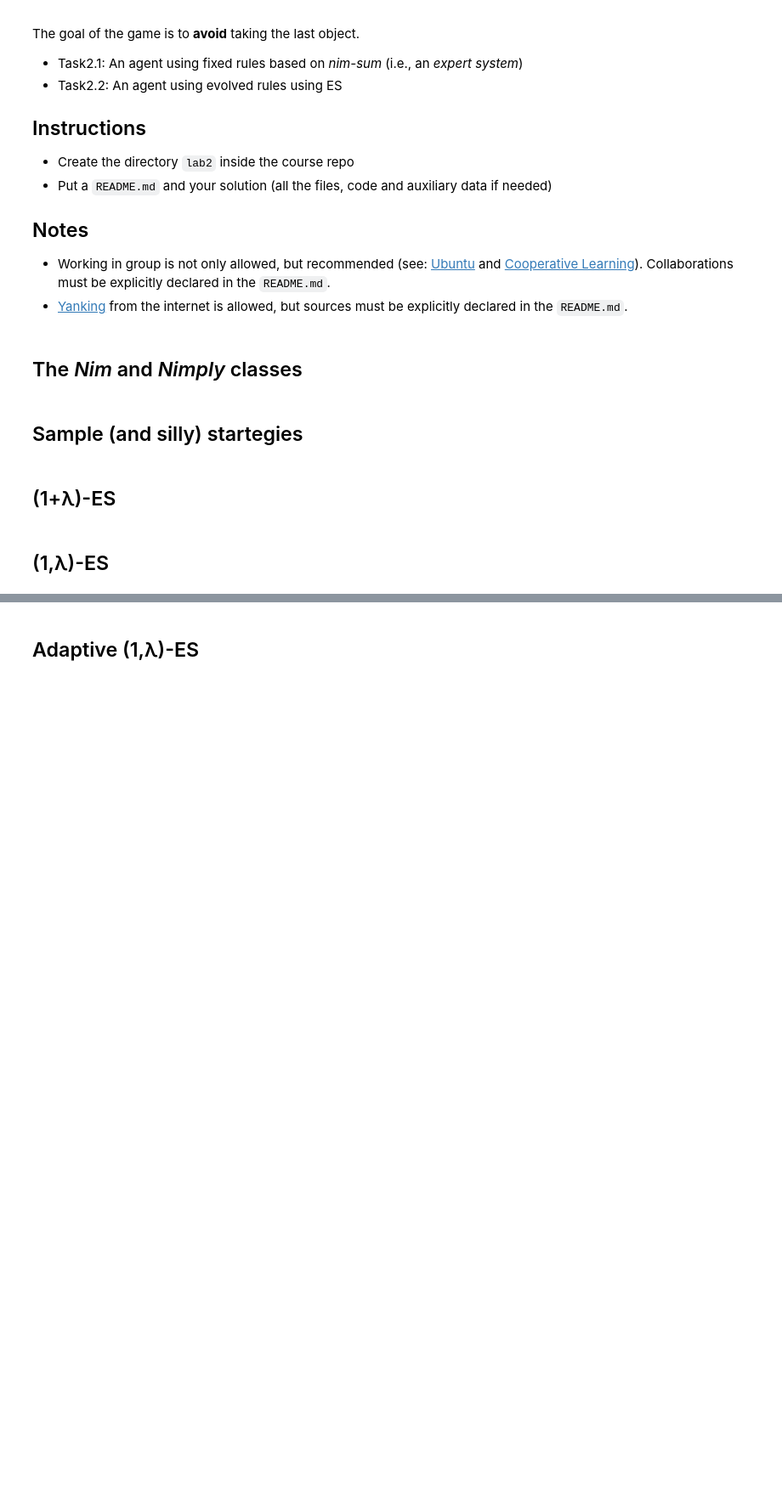
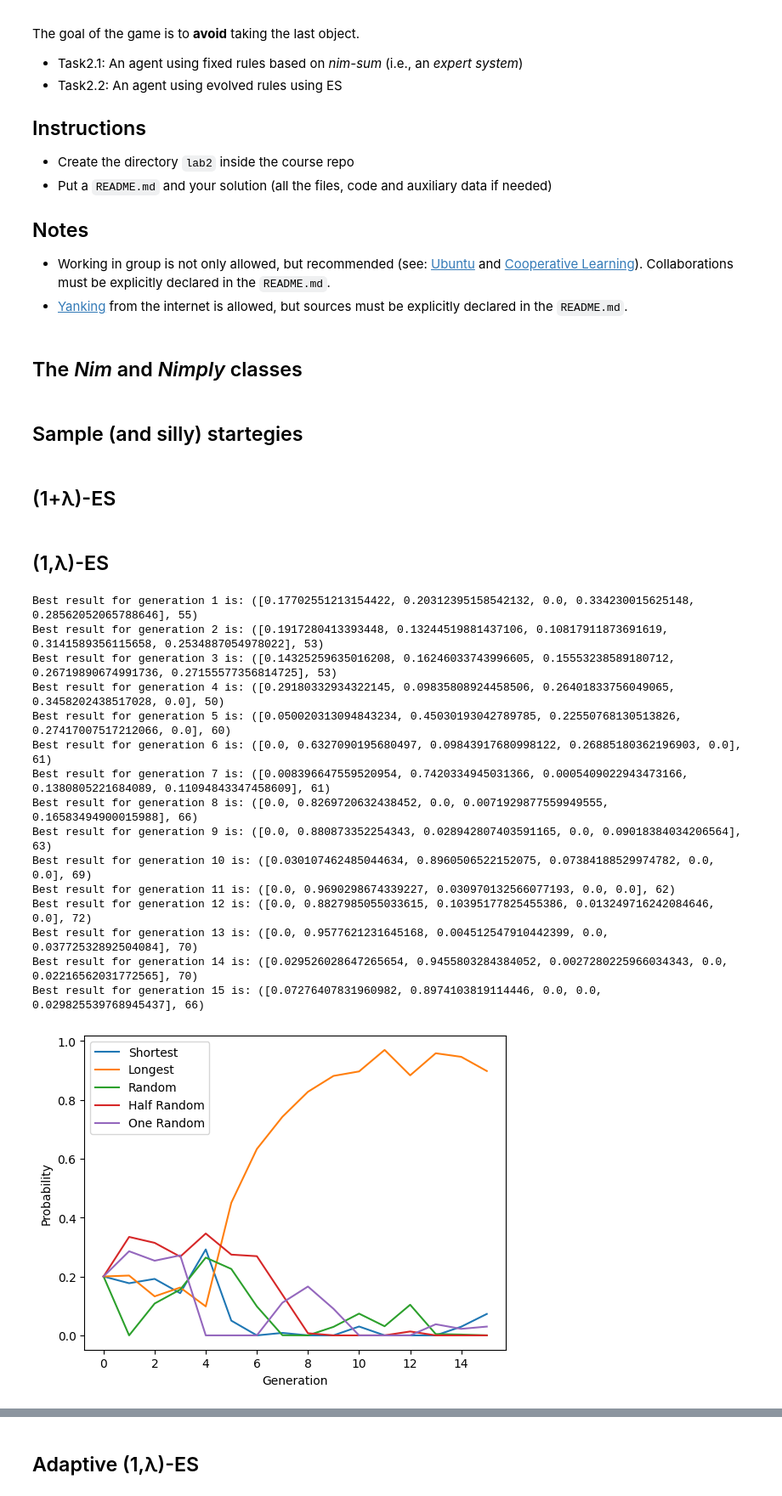
Before and after one commit to Nicocarad/ci23, a Jupyter notebook: Lab2/lab2-nim copy.ipynb, the cells around one changed output, grey strips where cells are left out. Shown: that part at 85% size. Saved outputs shown, nothing was run; the diff lists cells and outputs as text; code cells hidden in the pictures; blank space fills up the shorter version.

```diff
--- a/Lab2/lab2-nim copy.ipynb
+++ b/Lab2/lab2-nim copy.ipynb
@@ -39,7 +39,7 @@ import numpy as np
 # %%
 NUM_ROWS = 5
 K = None
-NUM_MATCHES = 300
+NUM_MATCHES = 150
 λ = 20
 σ = 0.1
 GENERATION_SIZE = 300 // λ
@@ -145,7 +145,7 @@ def state_info(state: Nim) -> dict:
     return info
 # %%
 def evolved_strategy(genome) -> Callable:
-    strategy_dict = {0: "shortest", 1: "longest", 2: "random", 3: "optimal"}
+    strategy_dict = {0: "shortest", 1: "longest", 2: "random", 3: "half_random", 4: "one_random"}
 
     def adaptive(state: Nim) -> Nimply:
         data = state_info(state)
@@ -153,7 +153,6 @@ def evolved_strategy(genome) -> Callable:
         # select a strategy in a random way wheighed by the genome
         selected_strategy = random.choices(range(len(genome)), weights=genome)[0]
         selected_strategy = strategy_dict[selected_strategy]
-
         if selected_strategy == "shortest":
             ply = Nimply(
                 data["shortest_row"],
@@ -167,20 +166,31 @@ def evolved_strategy(genome) -> Callable:
             ply = Nimply(
                 data["random_row"], random.randint(1, state.rows[data["random_row"]])
             )
-        else:
-            ply = optimal(state)
+        elif selected_strategy == "half_random":
+            ply = Nimply(data["random_row"], (state.rows[data["random_row"]] // 2 + 1))
+
+        elif selected_strategy == "one_random":
+            ply = Nimply(data["random_row"], 1)
+        # else:
+        #     ply = optimal(state)
         return ply
 
     return adaptive
 # %%
-def fitness(strategy: Callable) -> int:
+# In the fitness function we play Nim for NUM_MATCHES times where the player is:
+# adaptive: for each move, choose a rule in a random way wheighed by the genome
+# optimal: choose the optimal move
+
+
+# Since "optimal" strategy is our upper bound, we can find the best individual among population by comparing it with an individual that plays always with the optimal solution
+
+def fitness(adaptive: Callable) -> int:
     won = 0
-    opponent = (strategy, optimal)
+    opponent = (adaptive, optimal)
 
     for _ in range(NUM_MATCHES):
         nim = Nim(NUM_ROWS)
         player = 0
-
         while nim:
             ply = opponent[player](nim)
             nim.nimming(ply)  # perform the move
@@ -201,7 +211,8 @@ def generate_offsprings(offspring) -> list:
 
         current_sum = sum(new_offspring)
 
-        if current_sum != 0:
+# Normalize the sum to 1 if it is not already
+        if current_sum != 1:
             scale_factor = 1 / current_sum
             # Apply scale factor to each value
             values = [val * scale_factor for val in new_offspring]
@@ -214,7 +225,7 @@ def generate_offsprings(offspring) -> list:
 # %% [markdown]
 ## (1,λ)-ES
 # %%
-current_solution = (0.25, 0.25, 0.25, 0.25)
+current_solution = (0.20, 0.20, 0.20, 0.20, 0.20)
 
 
 choosen_probability = list()
@@ -230,33 +241,50 @@ for n in range(GENERATION_SIZE):
         (offspring, fitness(evolved_strategy(offspring))) for offspring in offsprings
     ]
 
     evals.sort(key=lambda x: x[1], reverse=True)
     # pprint(evals)
 
     current_solution = evals[0][0]
     choosen_probability.append(current_solution)
     solutions_list.append(evals[0][1])
 
     print(f"Best result for generation {n+1} is:", evals[0])
 
 
-val = np.array([[0.25], [0.25], [0.25], [0.25]])
-curve_names = ["Shortest", "Longest", "Random", "Optimal"]
+val = np.array([[0.20], [0.20], [0.20], [0.20], [0.20]])
+curve_names = ["Shortest", "Longest", "Random", "Half Random", "One Random"]
 choosen_probability = np.array(choosen_probability)
 
 for i in range(GENERATION_SIZE):
     val = np.hstack((val, choosen_probability[i].reshape(-1, 1)))
 
-for i in range(4):
+for i in range(5):
     plt.plot(range(GENERATION_SIZE + 1), val[i], label=curve_names[i])
 
 plt.xlabel("Generation")
 plt.ylabel("Probability")
 plt.legend()
 plt.show()
 
 
 plt.plot(range(GENERATION_SIZE), solutions_list)
 plt.xlabel("Generation")
 plt.ylabel("Number of wins")
 plt.show()
+# %% [output]
+Best result for generation 1 is: ([0.17702551213154422, 0.20312395158542132, 0.0, 0.334230015625148, 0.28562052065788646], 55)
+Best result for generation 2 is: ([0.1917280413393448, 0.13244519881437106, 0.10817911873691619, 0.3141589356115658, 0.2534887054978022], 53)
+Best result for generation 3 is: ([0.14325259635016208, 0.16246033743996605, 0.15553238589180712, 0.26719890674991736, 0.27155577356814725], 53)
+Best result for generation 4 is: ([0.29180332934322145, 0.09835808924458506, 0.26401833756049065, 0.3458202438517028, 0.0], 50)
+Best result for generation 5 is: ([0.050020313094843234, 0.45030193042789785, 0.22550768130513826, 0.27417007517212066, 0.0], 60)
+Best result for generation 6 is: ([0.0, 0.6327090195680497, 0.09843917680998122, 0.26885180362196903, 0.0], 61)
+Best result for generation 7 is: ([0.008396647559520954, 0.7420334945031366, 0.0005409022943473166, 0.1380805221684089, 0.11094843347458609], 61)
+Best result for generation 8 is: ([0.0, 0.8269720632438452, 0.0, 0.0071929877559949555, 0.16583494900015988], 66)
+Best result for generation 9 is: ([0.0, 0.880873352254343, 0.028942807403591165, 0.0, 0.09018384034206564], 63)
+Best result for generation 10 is: ([0.030107462485044634, 0.8960506522152075, 0.07384188529974782, 0.0, 0.0], 69)
+Best result for generation 11 is: ([0.0, 0.9690298674339227, 0.030970132566077193, 0.0, 0.0], 62)
+Best result for generation 12 is: ([0.0, 0.8827985055033615, 0.10395177825455386, 0.013249716242084646, 0.0], 72)
+Best result for generation 13 is: ([0.0, 0.9577621231645168, 0.004512547910442399, 0.0, 0.03772532892504084], 70)
+Best result for generation 14 is: ([0.029526028647265654, 0.9455803284384052, 0.0027280225966034343, 0.0, 0.02216562031772565], 70)
+Best result for generation 15 is: ([0.07276407831960982, 0.8974103819114446, 0.0, 0.0, 0.029825539768945437], 66)
+[figure, added]
```
Also changed, not shown: parts of 2 cells of this notebook.
